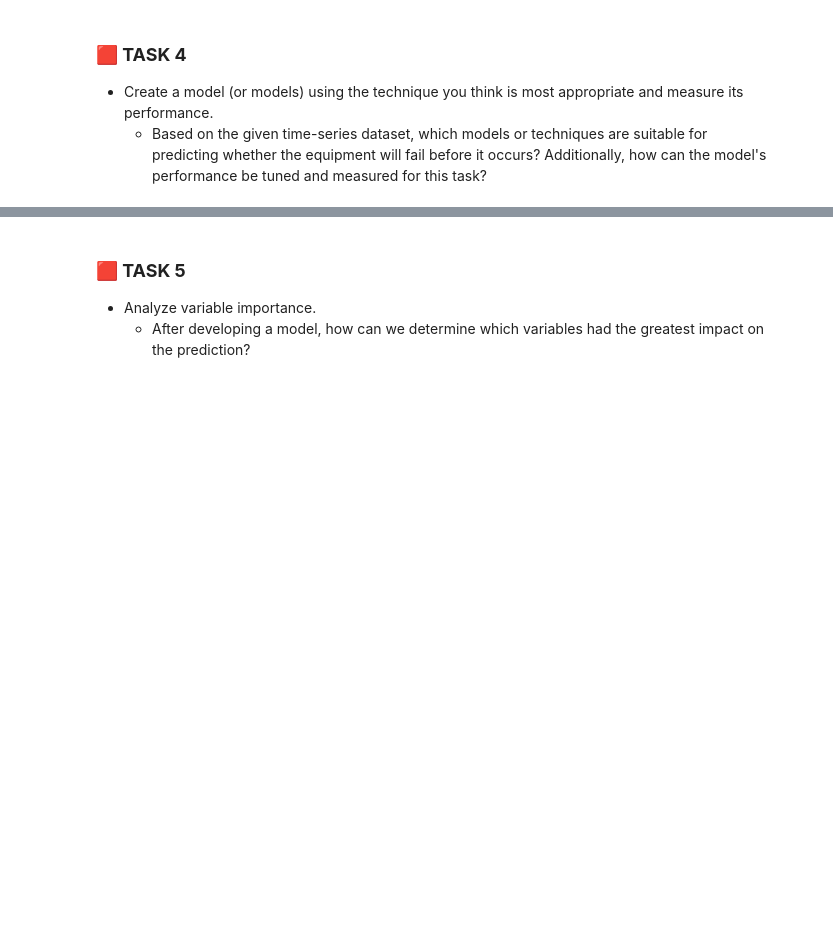
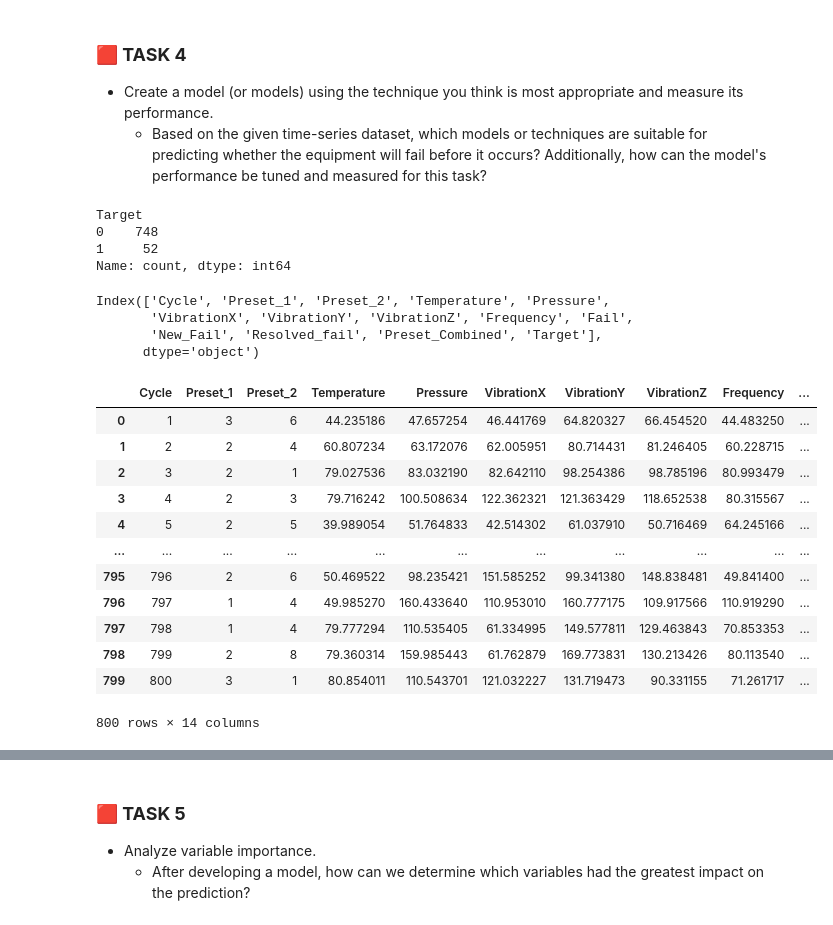
Before and after one commit to luizoaf/shape, a Jupyter notebook: luiz_alves_teste_shape.ipynb, the cells around one changed output, grey strips where cells are left out. Cells and saved outputs as stored; diff of their text form; code cells hidden in the pictures; blank space fills up the shorter version.

```diff
--- a/luiz_alves_teste_shape.ipynb
+++ b/luiz_alves_teste_shape.ipynb
@@ -110,13 +116,13 @@ Fail
 Name: count, dtype: int64
 # %%
 # A new failure is counted when the 'Fail' column transitions from 0 to 1
-df["New_fail"] = df["Fail"].diff() == 1
-df["New_fail"] = df["New_fail"].astype(int)
+df["New_Fail"] = df["Fail"].diff() == 1
+df["New_Fail"] = df["New_Fail"].astype(int)
 
 # A failure is considered resolved when the 'Fail' column transitions from 1 to 0
 df["Resolved_fail"] = (df["Fail"].diff() == -1).astype(int)
 
-print("Number of equipment failures:", df["New_fail"].sum())
+print("Number of equipment failures:", df["New_Fail"].sum())
 print("Number of resolved equipment failures:", df["Resolved_fail"].sum())
 # %% [output]
 Number of equipment failures: 10
@@ -554,3 +560,56 @@ These patterns clearly differ across operational regimes: from isolated mechanic
 ### **🟥 TASK 4**
 - Create a model (or models) using the technique you think is most appropriate and measure its performance.
     - Based on the given time-series dataset, which models or techniques are suitable for predicting whether the equipment will fail before it occurs? Additionally, how can the model's performance be tuned and measured for this task?
+# %%
+# Preserves the temporal order
+df.sort_values("Cycle", inplace=True)
+# %%
+# Labels pre-failure behavior using the window_size cycles before each new failure
+def label_pre_failure_window(df: pd.DataFrame,  window_size: int = 6) -> pd.DataFrame:
+    # Creates a copy to preserve the original DataFrame
+    df_labeled = df.copy()
+    df_labeled["Target"] = 0
+
+    # Identifies the indices where a new failure occurs
+    New_Failure_indices = df_labeled.index[df_labeled["New_Fail"] == 1]
+
+    # Iterates over each new failure index
+    for idx in New_Failure_indices:
+        # Selects the 6 previous records where Fail == 0
+        start_idx = max(0, idx - window_size)
+        window = df_labeled.iloc[start_idx:idx]
+        valid_indices = window[window["Fail"] == 0].index[-window_size:]
+
+        # Marks those records as Target = 1
+        df_labeled.loc[valid_indices, "Target"] = 1
+
+    return df_labeled
+
+
+df = label_pre_failure_window(df)
+
+display(df["Target"].value_counts())
+print(df.columns)
+df
+# %% [output]
+Target
+0    748
+1     52
+Name: count, dtype: int64
+Index(['Cycle', 'Preset_1', 'Preset_2', 'Temperature', 'Pressure',
+       'VibrationX', 'VibrationY', 'VibrationZ', 'Frequency', 'Fail',
+       'New_Fail', 'Resolved_fail', 'Preset_Combined', 'Target'],
+      dtype='object')
+|  | Cycle | Preset_1 | Preset_2 | Temperature | Pressure | VibrationX | VibrationY | VibrationZ | Frequency | ... |
+| 0 | 1 | 3 | 6 | 44.235186 | 47.657254 | 46.441769 | 64.820327 | 66.454520 | 44.483250 | ... |
+| 1 | 2 | 2 | 4 | 60.807234 | 63.172076 | 62.005951 | 80.714431 | 81.246405 | 60.228715 | ... |
+| 2 | 3 | 2 | 1 | 79.027536 | 83.032190 | 82.642110 | 98.254386 | 98.785196 | 80.993479 | ... |
+| 3 | 4 | 2 | 3 | 79.716242 | 100.508634 | 122.362321 | 121.363429 | 118.652538 | 80.315567 | ... |
+| 4 | 5 | 2 | 5 | 39.989054 | 51.764833 | 42.514302 | 61.037910 | 50.716469 | 64.245166 | ... |
+| ... | ... | ... | ... | ... | ... | ... | ... | ... | ... | ... |
+| 795 | 796 | 2 | 6 | 50.469522 | 98.235421 | 151.585252 | 99.341380 | 148.838481 | 49.841400 | ... |
+| 796 | 797 | 1 | 4 | 49.985270 | 160.433640 | 110.953010 | 160.777175 | 109.917566 | 110.919290 | ... |
+| 797 | 798 | 1 | 4 | 79.777294 | 110.535405 | 61.334995 | 149.577811 | 129.463843 | 70.853353 | ... |
+| 798 | 799 | 2 | 8 | 79.360314 | 159.985443 | 61.762879 | 169.773831 | 130.213426 | 80.113540 | ... |
+| 799 | 800 | 3 | 1 | 80.854011 | 110.543701 | 121.032227 | 131.719473 | 90.331155 | 71.261717 | ... |
+800 rows × 14 columns
```
Also changed, not shown: parts of 13 cells of this notebook.
